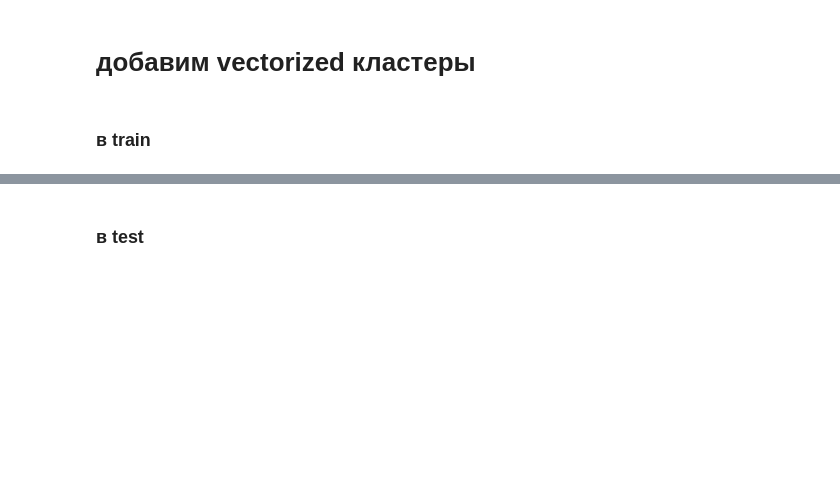
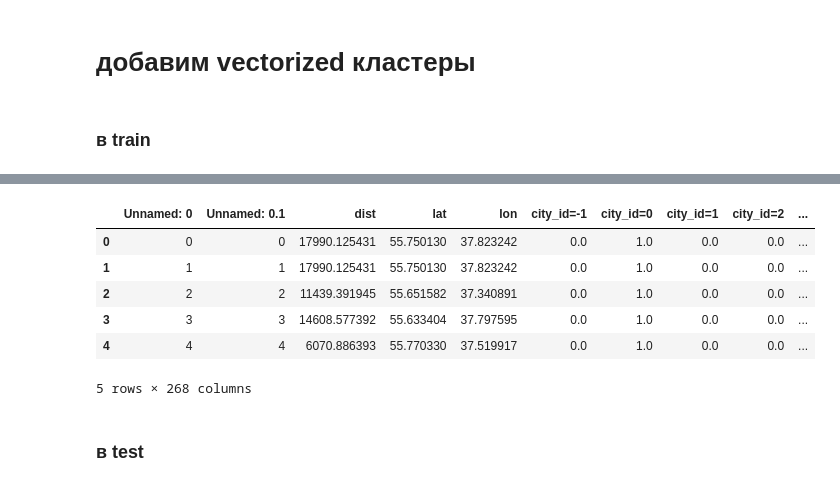
Before and after one commit to ibrahim85/data-night, a Jupyter notebook: somehow_working.ipynb, the cells around one changed output, grey strips where cells are left out. Drawn from its saved outputs; the diff is of its cells as text; code cells hidden in the pictures; blank space fills up the shorter version.

```diff
--- a/somehow_working.ipynb
+++ b/somehow_working.ipynb
@@ -337,2 +359,2 @@ test.to_csv('test_with_metas.csv')
 # %%
-trainclusters = pd.read_csv('train_clusters.csv')
+trainclusters = pd.read_csv('train_clusters_vectorized.csv')
@@ -339,2 +372,14 @@ trainclusters = pd.read_csv('train_clusters.csv')
+# %%
+X = pd.concat([X, trainclusters], axis=1, join_axes=[X.index])
+# %%
+X.head()
+# %% [output]
+|  | Unnamed: 0 | Unnamed: 0.1 | dist | lat | lon | city_id=-1 | city_id=0 | city_id=1 | city_id=2 | ... |
+| 0 | 0 | 0 | 17990.125431 | 55.750130 | 37.823242 | 0.0 | 1.0 | 0.0 | 0.0 | ... |
+| 1 | 1 | 1 | 17990.125431 | 55.750130 | 37.823242 | 0.0 | 1.0 | 0.0 | 0.0 | ... |
+| 2 | 2 | 2 | 11439.391945 | 55.651582 | 37.340891 | 0.0 | 1.0 | 0.0 | 0.0 | ... |
+| 3 | 3 | 3 | 14608.577392 | 55.633404 | 37.797595 | 0.0 | 1.0 | 0.0 | 0.0 | ... |
+| 4 | 4 | 4 | 6070.886393 | 55.770330 | 37.519917 | 0.0 | 1.0 | 0.0 | 0.0 | ... |
+5 rows × 268 columns
 # %% [markdown]
 ### в test
```
Also changed, not shown: parts of 16 cells of this notebook.
